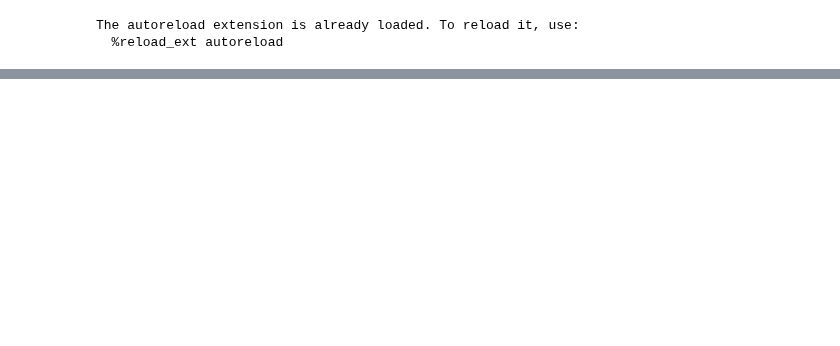
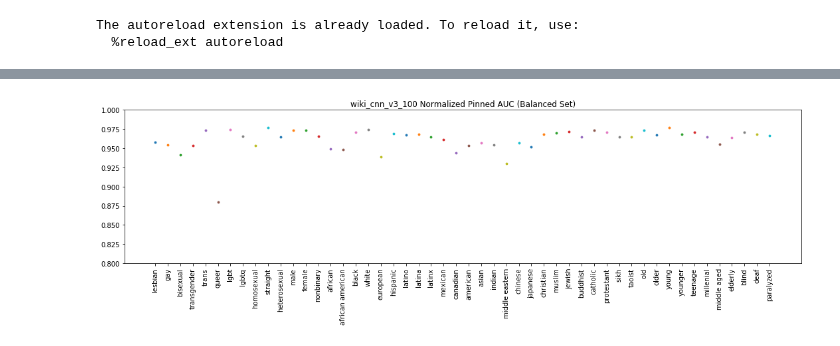
Before and after one commit to conversationai/unintended-ml-bias-analysis, a Jupyter notebook: unintended_ml_bias/mann_whitney_analysis.ipynb, the cells around one changed output, grey strips where cells are left out. Saved outputs shown, nothing was run; the diff lists cells and outputs as text; code cells hidden in the pictures; blank space fills up the shorter version.

```diff
--- a/unintended_ml_bias/mann_whitney_analysis.ipynb
+++ b/unintended_ml_bias/mann_whitney_analysis.ipynb
@@ -52,0 +148,11 @@ for family in model_families:
+# %%
+for family in model_families:
+    name = model_bias_analysis.model_family_name(family)
+    model_bias_analysis.per_subgroup_scatterplots(
+        balanced_pinned_auc_results,
+        'subgroup',
+        name + '_normalized_pinned_aucs',
+        title=name + ' Normalized Pinned AUC (Balanced Set)',
+        y_lim=(0.8, 1.0))
+# %% [output]
+[figure, added]
```
Also changed, not shown: parts of 19 cells of this notebook, 1 other file.
